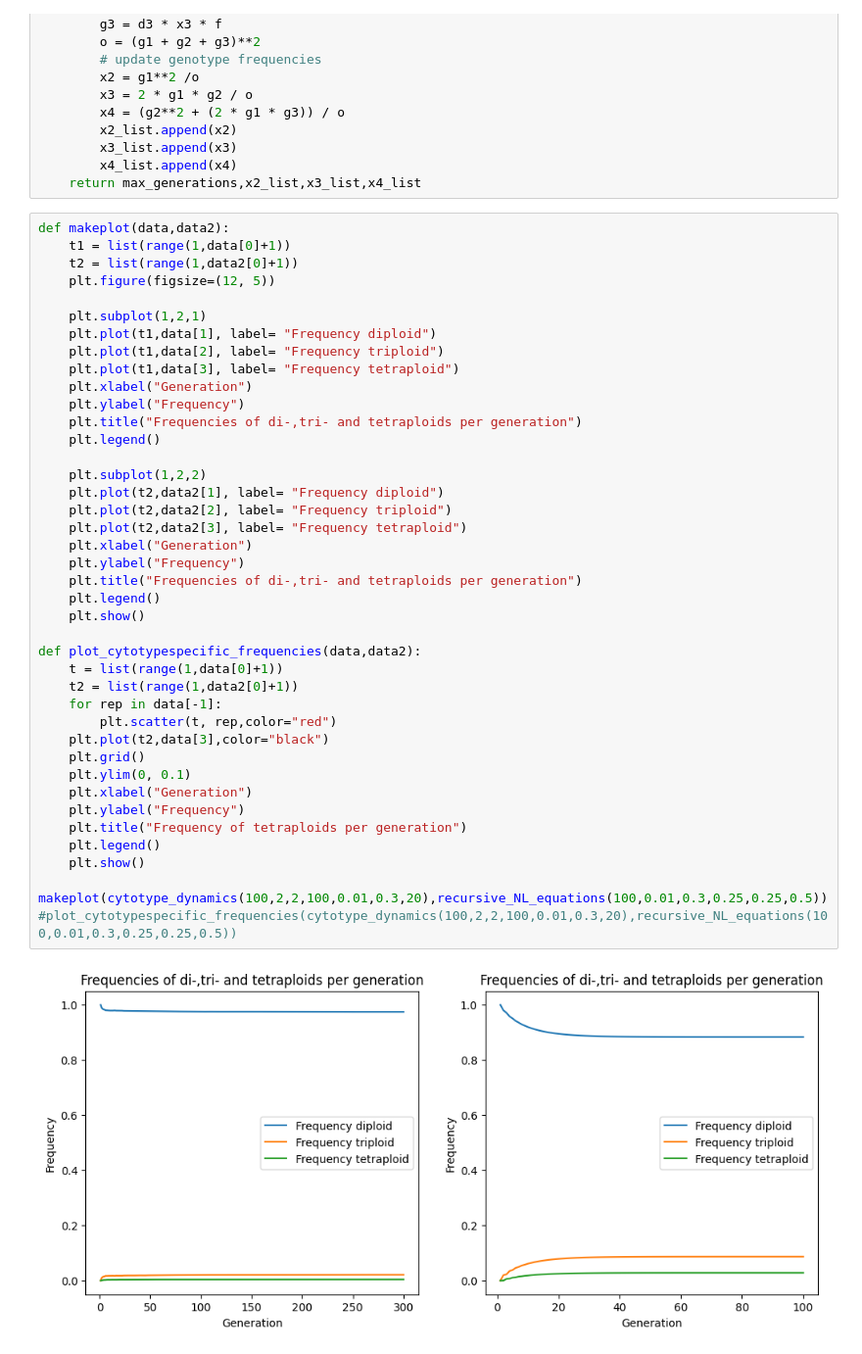
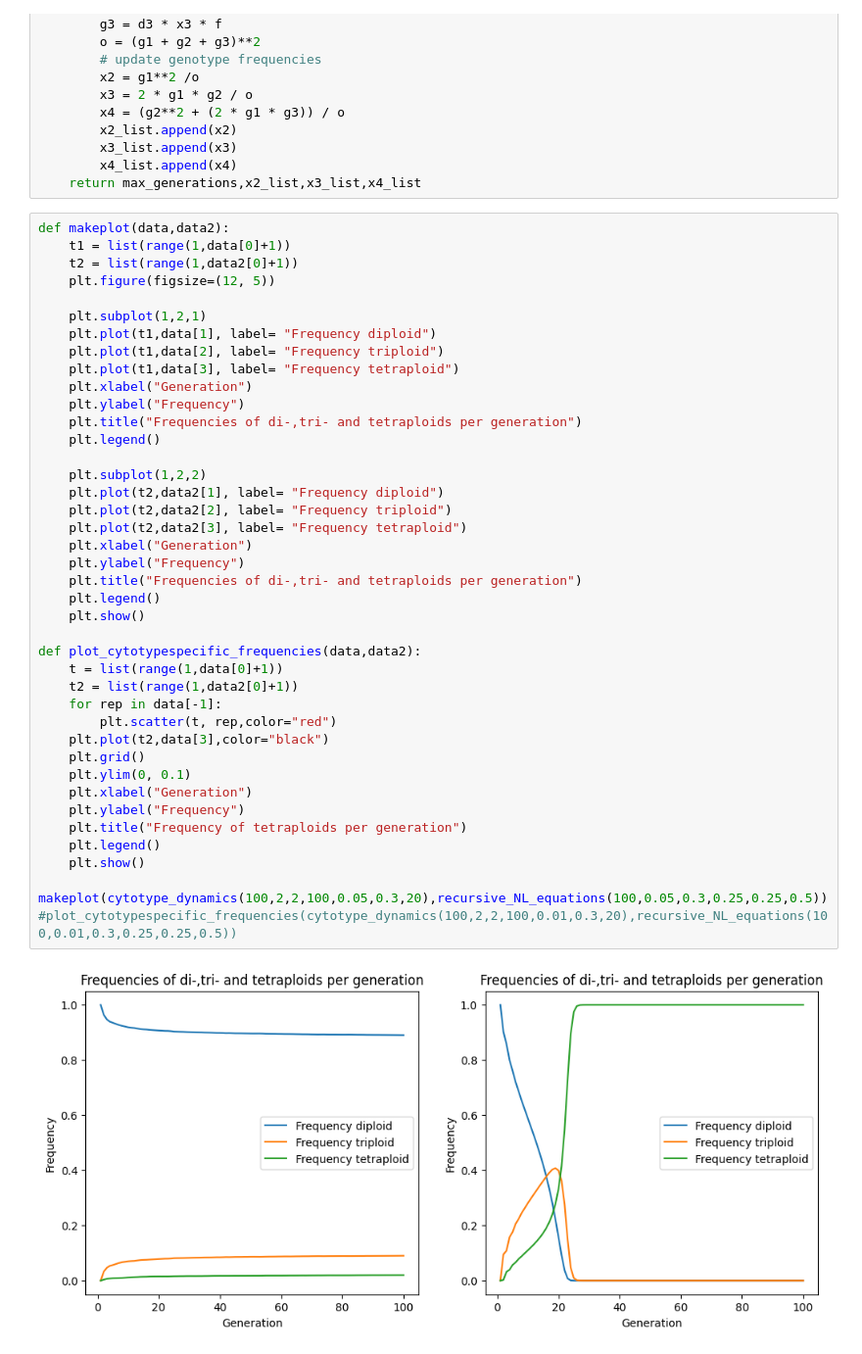
Before and after one commit to KylianBae/Thesis, a Jupyter notebook: Notebook.ipynb, the cells around one changed output. Shown at 98% size. Saved outputs shown, nothing was run; the diff lists cells and outputs as text.

```diff
--- a/Notebook.ipynb
+++ b/Notebook.ipynb
@@ -214,32 +200,32 @@ def makeplot(data,data2):
     plt.ylabel("Frequency")
     plt.title("Frequencies of di-,tri- and tetraploids per generation")
     plt.legend()
 
     plt.subplot(1,2,2)
     plt.plot(t2,data2[1], label= "Frequency diploid")
     plt.plot(t2,data2[2], label= "Frequency triploid")
     plt.plot(t2,data2[3], label= "Frequency tetraploid")
     plt.xlabel("Generation")
     plt.ylabel("Frequency")
     plt.title("Frequencies of di-,tri- and tetraploids per generation")
     plt.legend()
     plt.show()
 
 def plot_cytotypespecific_frequencies(data,data2):
     t = list(range(1,data[0]+1))
     t2 = list(range(1,data2[0]+1))
     for rep in data[-1]:
         plt.scatter(t, rep,color="red")
     plt.plot(t2,data[3],color="black")
     plt.grid()
     plt.ylim(0, 0.1)
     plt.xlabel("Generation")
     plt.ylabel("Frequency")
     plt.title("Frequency of tetraploids per generation")
     plt.legend()
     plt.show()
 
-makeplot(cytotype_dynamics(100,2,2,100,0.01,0.3,20),recursive_NL_equations(100,0.01,0.3,0.25,0.25,0.5))
+makeplot(cytotype_dynamics(100,2,2,100,0.05,0.3,20),recursive_NL_equations(100,0.05,0.3,0.25,0.25,0.5))
 #plot_cytotypespecific_frequencies(cytotype_dynamics(100,2,2,100,0.01,0.3,20),recursive_NL_equations(100,0.01,0.3,0.25,0.25,0.5))
 # %% [output]
-[figure, old version]
+[figure, new version]
```
Also changed, not shown: parts of 1 cell of this notebook.
